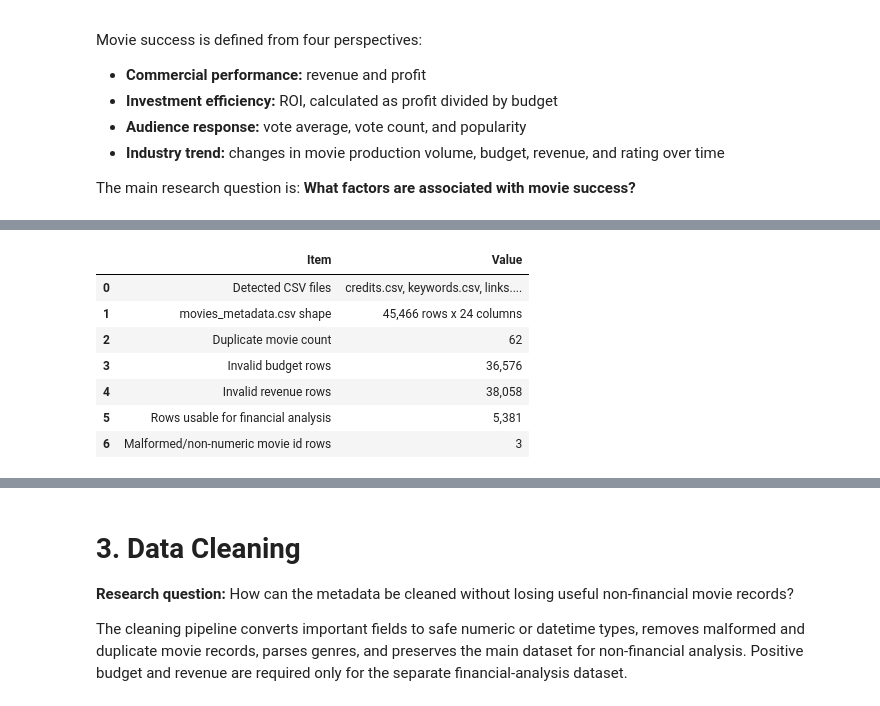
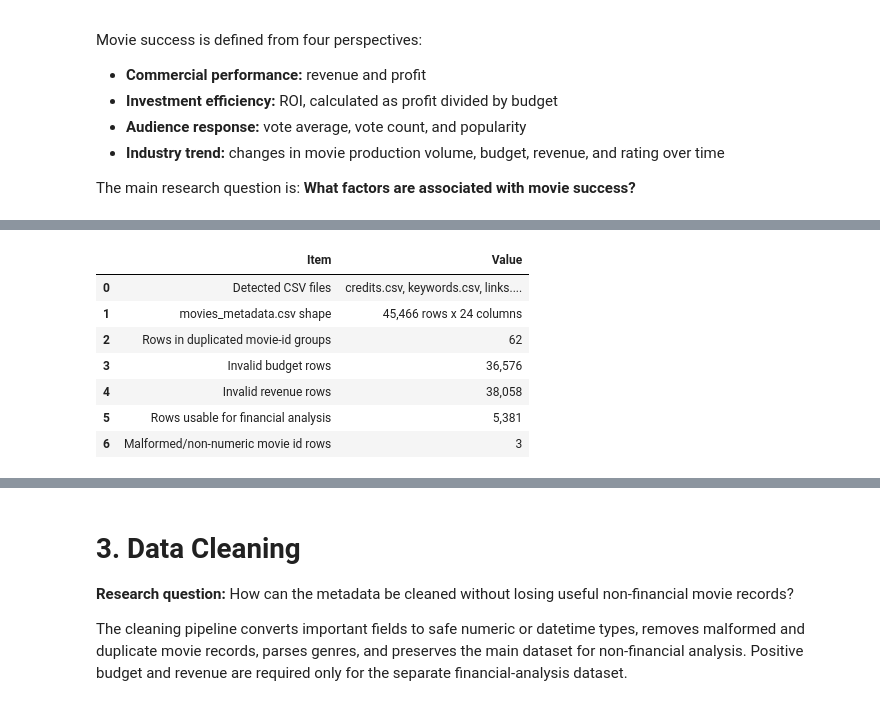
Before and after one commit to LiuZihao-Louis/IMDB_analysis, a Jupyter notebook: notebooks/01_data_analysis.ipynb, the cells around one changed output, grey strips where cells are left out. Drawn from its saved outputs; the diff is of its cells as text; code cells hidden in the pictures.

```diff
--- a/notebooks/01_data_analysis.ipynb
+++ b/notebooks/01_data_analysis.ipynb
@@ -92,30 +92,30 @@ display(Markdown(format_inventory_markdown(inventory)))
 # %%
 inventory_table = pd.DataFrame({
     "Item": [
         "Detected CSV files",
         "movies_metadata.csv shape",
-        "Duplicate movie count",
+        "Rows in duplicated movie-id groups",
         "Invalid budget rows",
         "Invalid revenue rows",
         "Rows usable for financial analysis",
         "Malformed/non-numeric movie id rows",
     ],
     "Value": [
         ", ".join(inventory["csv_files"]),
         f"{inventory['movies_shape'][0]:,} rows x {inventory['movies_shape'][1]:,} columns",
         f"{inventory['duplicate_movie_count']:,}",
         f"{inventory['invalid_budget_rows']:,}",
         f"{inventory['invalid_revenue_rows']:,}",
         f"{inventory['financial_analysis_rows']:,}",
         f"{inventory['malformed_id_rows']:,}",
     ],
 })
 inventory_table
 # %% [output]
 |  | Item | Value |
 | 0 | Detected CSV files | credits.csv, keywords.csv, links.... |
 | 1 | movies_metadata.csv shape | 45,466 rows x 24 columns |
-| 2 | Duplicate movie count | 62 |
+| 2 | Rows in duplicated movie-id groups | 62 |
 | 3 | Invalid budget rows | 36,576 |
 | 4 | Invalid revenue rows | 38,058 |
 | 5 | Rows usable for financial analysis | 5,381 |
```
Also changed, not shown: parts of 11 cells of this notebook, 5 other files.
